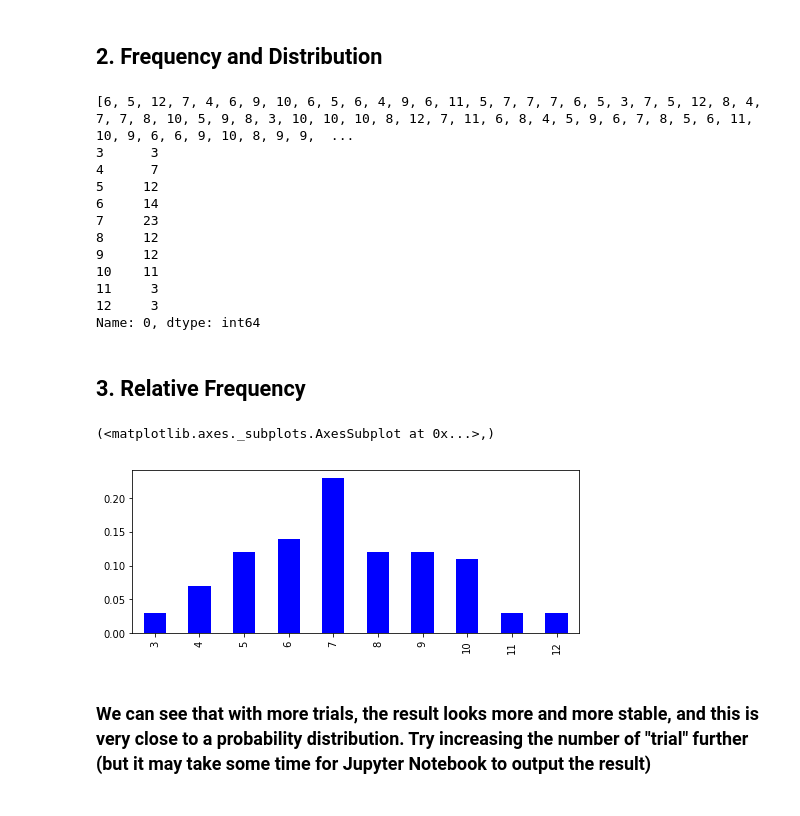
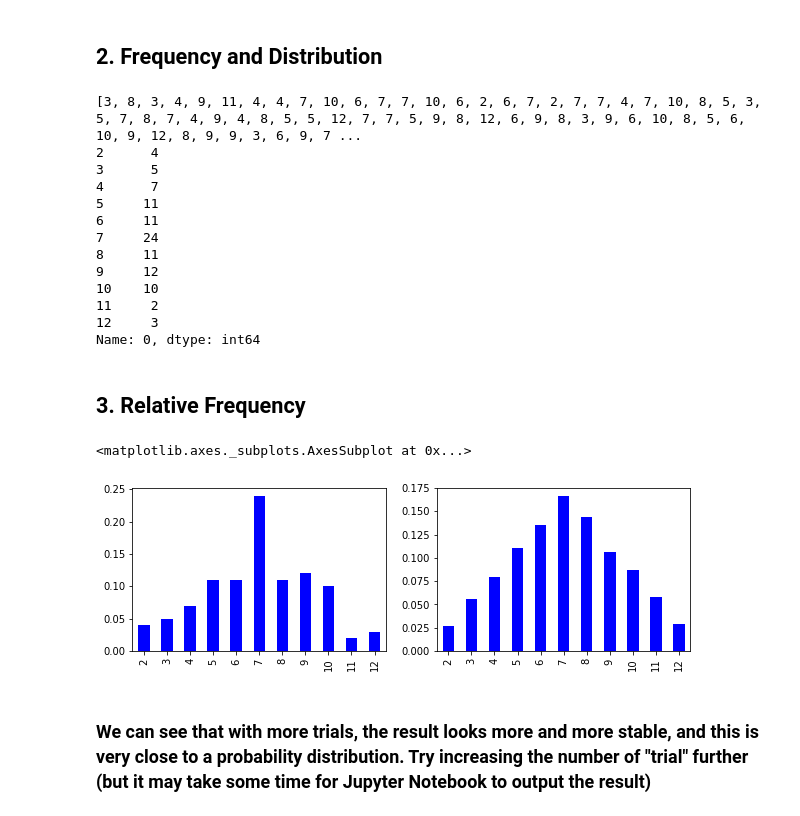
Before and after one commit to liyi201809/Python_and_Statistics_for_Financial_Analysis, a Jupyter notebook: Week2.ipynb, the cells around one changed output. Saved outputs shown, nothing was run; the diff lists cells and outputs as text; code cells hidden in the pictures.

Commit message:
week 3, draw samples/statistics/test hypothesis

```diff
--- a/Week2.ipynb
+++ b/Week2.ipynb
@@ -34,34 +34,48 @@ print(result[:10])
 die = pd.DataFrame([1, 2, 3, 4, 5, 6])
 trial = 100
 results = [die.sample(2, replace=True).sum().loc[0] for i in range(trial)]
-print(results)
 
 # This is the code for summarizing the results of sum of faces by frequency
 freq = pd.DataFrame(results)[0].value_counts()         # value_counts is only used for Indextype
 #freq = pd.Index(results).value_counts()               # an alternative way
 sort_freq = freq.sort_index()
+
+print(results)
 print(sort_freq)
 # %% [output]
-[6, 5, 12, 7, 4, 6, 9, 10, 6, 5, 6, 4, 9, 6, 11, 5, 7, 7, 7, 6, 5, 3, 7, 5, 12, 8, 4, 7, 7, 8, 10, 5, 9, 8, 3, 10, 10, 10, 8, 12, 7, 11, 6, 8, 4, 5, 9, 6, 7, 8, 5, 6, 11, 10, 9, 6, 6, 9, 10, 8, 9, 9,  ...
-3      3
+[3, 8, 3, 4, 9, 11, 4, 4, 7, 10, 6, 7, 7, 10, 6, 2, 6, 7, 2, 7, 7, 4, 7, 10, 8, 5, 3, 5, 7, 8, 7, 4, 9, 4, 8, 5, 5, 12, 7, 7, 5, 9, 8, 12, 6, 9, 8, 3, 9, 6, 10, 8, 5, 6, 10, 9, 12, 8, 9, 9, 3, 6, 9, 7 ...
+2      4
+3      5
 4      7
-5     12
-6     14
-7     23
-8     12
+5     11
+6     11
+7     24
+8     11
 9     12
-10    11
-11     3
+10    10
+11     2
 12     3
 Name: 0, dtype: int64
 # %% [markdown]
 ## 3. Relative Frequency
-# %%
-# Using relative frequency, we can rescale the frequency so that we can compare results from different number of trials
-relative_freq = sort_freq/trial
-relative_freq.plot(kind='bar', color='blue', figsize=(8, 3)),
-# %% [output]
-(<matplotlib.axes._subplots.AxesSubplot at 0x...>,)
-[figure, removed]
+# %%
+# Using relative frequency, we can rescale the frequency so that we can compare results from different number of trials
+relative_freq = sort_freq/trial
+plt.subplot(1,2,1)
+relative_freq.plot(kind='bar', color='blue', figsize=(10, 3))
+
+# Let us try to increase the number of trials to 10000, and see what will happen...
+trial = 10000
+results = [die.sample(2, replace=True).sum().loc[0] for i in range(trial)]
+freq = pd.DataFrame(results)[0].value_counts()         # value_counts is only used for Indextype
+#freq = pd.Index(results).value_counts()               # an alternative way
+sort_freq = freq.sort_index()
+
+relative_freq = sort_freq/trial
+plt.subplot(1,2,2)
+relative_freq.plot(kind='bar', color='blue', figsize=(10, 3))
+# %% [output]
+<matplotlib.axes._subplots.AxesSubplot at 0x...>
+[figure, added]
 # %% [markdown]
 ### We can see that with more trials, the result looks more and more stable, and this is very close to a probability distribution. Try increasing the number of "trial" further (but it may take some time for Jupyter Notebook to output the result)
```
Also changed, not shown: parts of 6 cells of this notebook, 3 other files.
